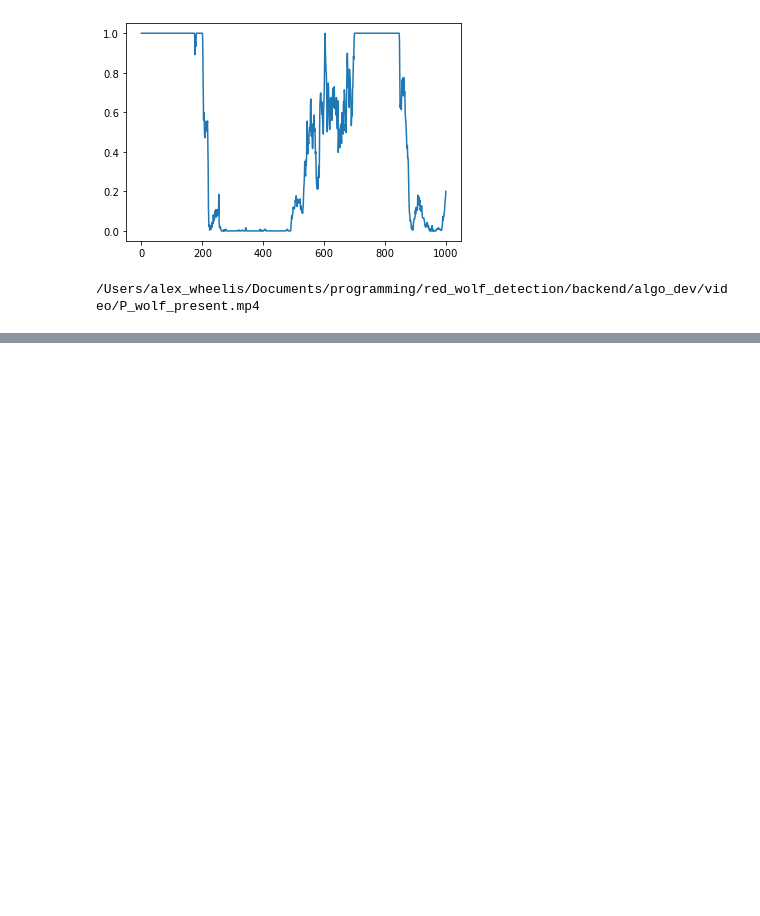
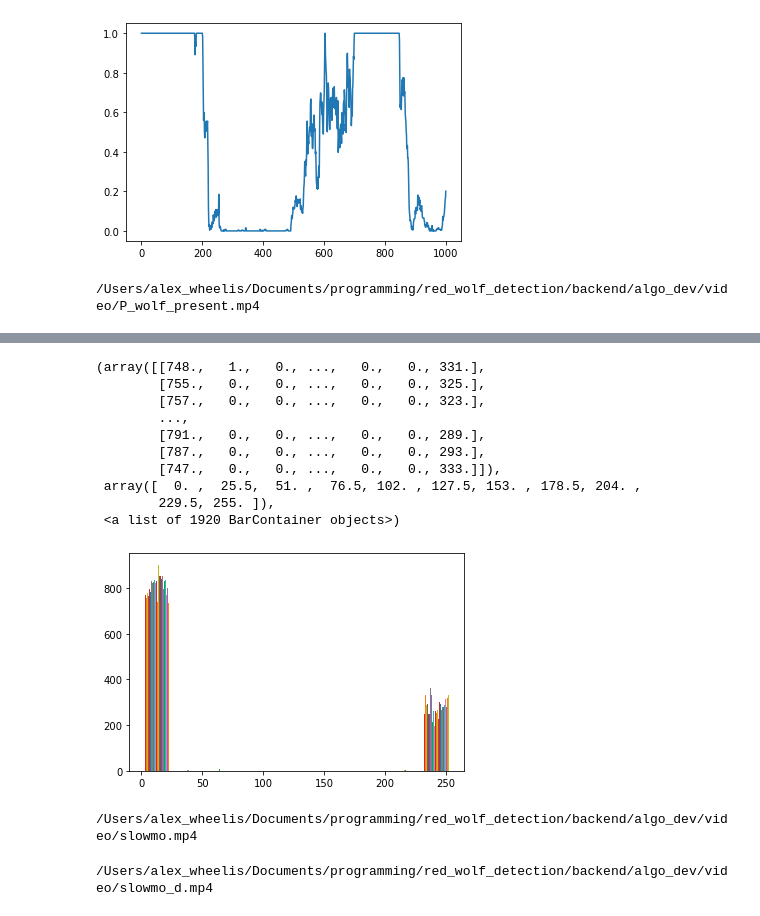
Before and after one commit to awheelis/red_wolf_detection, a Jupyter notebook: backend/algo_dev/frame_filter.ipynb, the cells around one changed output, grey strips where cells are left out. Cells and saved outputs as stored; diff of their text form; code cells hidden in the pictures; blank space fills up the shorter version.

```diff
--- a/backend/algo_dev/frame_filter.ipynb
+++ b/backend/algo_dev/frame_filter.ipynb
@@ -171,0 +230,22 @@ save_video_w_mvmt_annotations(vid, P_wolf_present, "P_wolf_present")
+# %%
+plt.hist(diff_f)
+# %% [output]
+(array([[748.,   1.,   0., ...,   0.,   0., 331.],
+        [755.,   0.,   0., ...,   0.,   0., 325.],
+        [757.,   0.,   0., ...,   0.,   0., 323.],
+        ...,
+        [791.,   0.,   0., ...,   0.,   0., 289.],
+        [787.,   0.,   0., ...,   0.,   0., 293.],
+        [747.,   0.,   0., ...,   0.,   0., 333.]]),
+ array([  0. ,  25.5,  51. ,  76.5, 102. , 127.5, 153. , 178.5, 204. ,
+        229.5, 255. ]),
+ <a list of 1920 BarContainer objects>)
+[figure, added]
+# %%
+save_video(vid,"slowmo", fps = 10)
+# %% [output]
+/Users/alex_wheelis/Documents/programming/red_wolf_detection/backend/algo_dev/video/slowmo.mp4
+# %%
+save_video(diff_v,"slowmo_d", fps = 10)
+# %% [output]
+/Users/alex_wheelis/Documents/programming/red_wolf_detection/backend/algo_dev/video/slowmo_d.mp4
```
Also changed, not shown: parts of 12 cells of this notebook.
